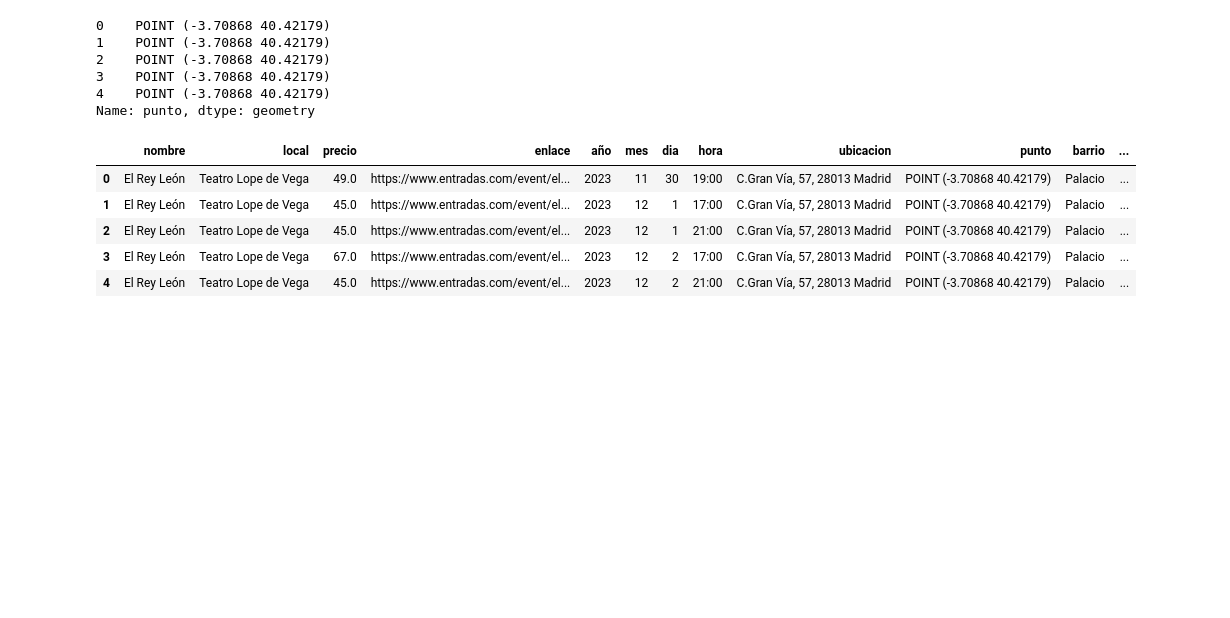
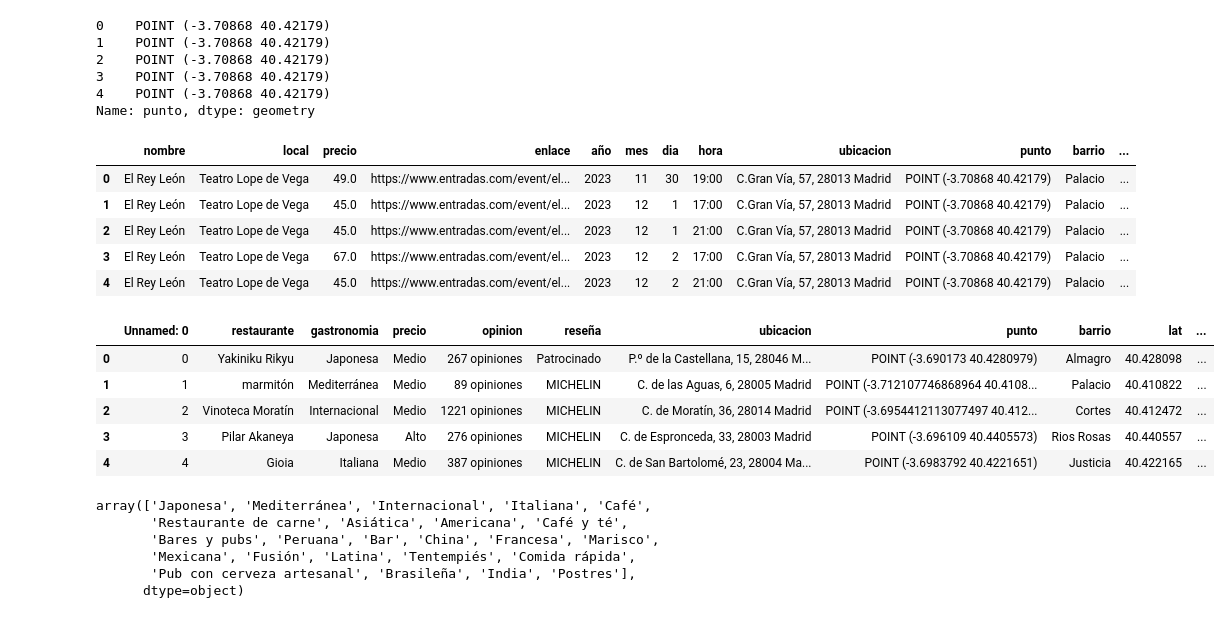
Before and after one commit to SaraPazo/Final-project-event, a Jupyter notebook: proyecto/mapa/madrid.ipynb, the cells around one changed output. Cells and saved outputs as stored; diff of their text form; code cells hidden in the pictures; blank space fills up the shorter version.

```diff
--- a/proyecto/mapa/madrid.ipynb
+++ b/proyecto/mapa/madrid.ipynb
@@ -175,3 +175,14 @@ eventos.head()
 
 restaurantes.to_csv('../csv/restaurante_fin.csv')
 eventos.to_csv('../csv/eventos_fin.csv')
+# %%
+restaurantes = pd.read_csv('../csv/restaurante_fin.csv')
+# %%
+restaurantes.head()
+# %% [output]
+|  | Unnamed: 0 | restaurante | gastronomia | precio | opinion | reseña | ubicacion | punto | barrio | lat | ... |
+| 0 | 0 | Yakiniku Rikyu | Japonesa | Medio | 267 opiniones | Patrocinado | P.º de la Castellana, 15, 28046 M... | POINT (-3.690173 40.4280979) | Almagro | 40.428098 | ... |
+| 1 | 1 | marmitón | Mediterránea | Medio | 89 opiniones | MICHELIN | C. de las Aguas, 6, 28005 Madrid | POINT (-3.712107746868964 40.4108... | Palacio | 40.410822 | ... |
+| 2 | 2 | Vinoteca Moratín | Internacional | Medio | 1221 opiniones | MICHELIN | C. de Moratín, 36, 28014 Madrid | POINT (-3.6954412113077497 40.412... | Cortes | 40.412472 | ... |
+| 3 | 3 | Pilar Akaneya | Japonesa | Alto | 276 opiniones | MICHELIN | C. de Espronceda, 33, 28003 Madrid | POINT (-3.696109 40.4405573) | Rios Rosas | 40.440557 | ... |
+| 4 | 4 | Gioia | Italiana | Medio | 387 opiniones | MICHELIN | C. de San Bartolomé, 23, 28004 Ma... | POINT (-3.6983792 40.4221651) | Justicia | 40.422165 | ... |
@@ -177,0 +196,9 @@ eventos.to_csv('../csv/eventos_fin.csv')
+# %%
+restaurantes['gastronomia'].unique()
+# %% [output]
+array(['Japonesa', 'Mediterránea', 'Internacional', 'Italiana', 'Café',
+       'Restaurante de carne', 'Asiática', 'Americana', 'Café y té',
+       'Bares y pubs', 'Peruana', 'Bar', 'China', 'Francesa', 'Marisco',
+       'Mexicana', 'Fusión', 'Latina', 'Tentempiés', 'Comida rápida',
+       'Pub con cerveza artesanal', 'Brasileña', 'India', 'Postres'],
+      dtype=object)
```
Also changed, not shown: parts of 3 cells of this notebook, 11 other files.
